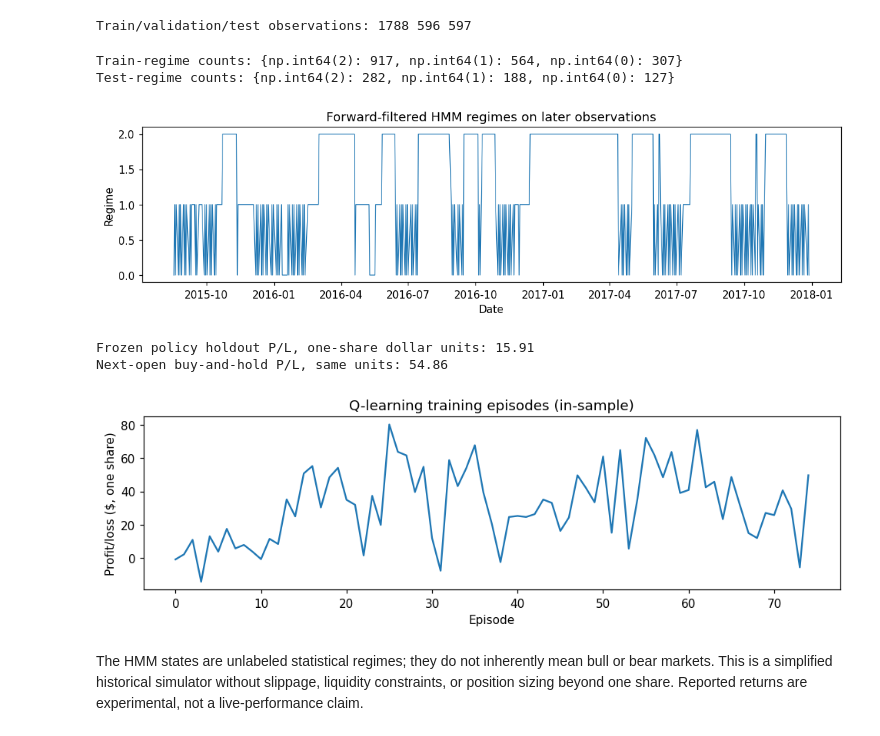
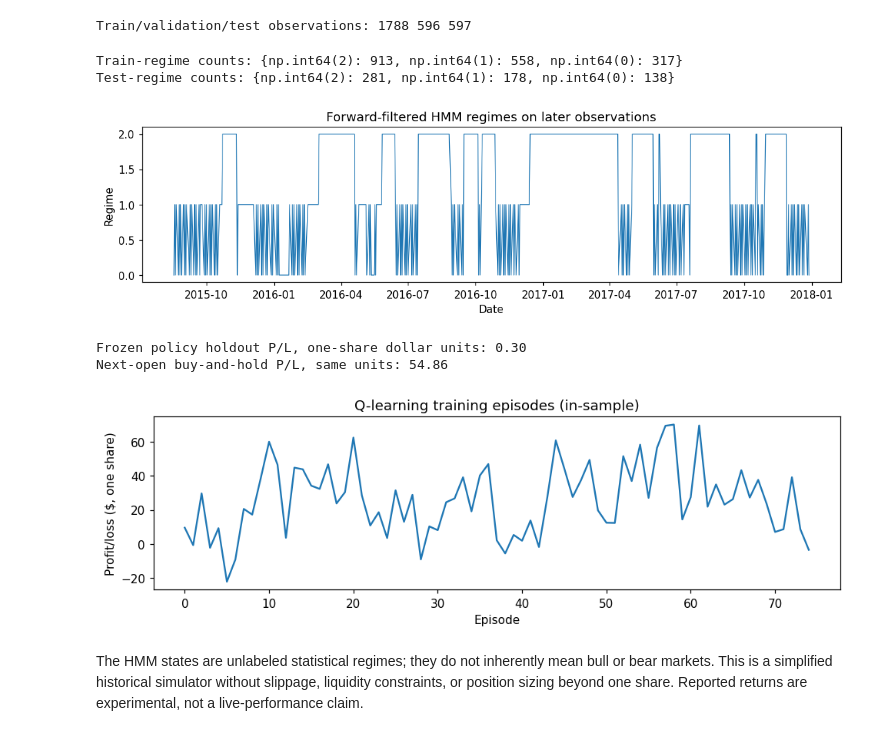
Before and after one commit to ryanrowe2/StockTradingAI-Project, a Jupyter notebook: notebooks/HMM_and_RL_Experiments.ipynb, the cells around one changed output. Cells and saved outputs as stored; diff of their text form; code cells hidden in the pictures.

```diff
--- a/notebooks/HMM_and_RL_Experiments.ipynb
+++ b/notebooks/HMM_and_RL_Experiments.ipynb
@@ -26,22 +26,25 @@ print('Train/validation/test observations:', len(split.train), len(split.validat
 # %% [output]
 Train/validation/test observations: 1788 596 597
 # %%
-hmm_model, train_regimes = fit_hmm_on_indicators(split.train, n_components=3)
-# Preserve every causal indicator observation, including supervised-split boundary rows.
+# HMM fitting needs indicators, not next-day labels; retain the training boundary day.
+hmm_training = stock.loc[stock['Date'] <= split.train_end].copy()
+hmm_model, _ = fit_hmm_on_indicators(hmm_training, n_components=3)
+# Filter every causal indicator row, including supervised-split boundary rows.
 history_regimes = infer_filtered_regimes(hmm_model, stock)
+train_regimes = history_regimes.loc[history_regimes['Date'].isin(split.train['Date'])].copy()
 test_regimes = history_regimes.loc[history_regimes['Date'].isin(split.test['Date'])].copy()
 print('Train-regime counts:', train_regimes['Market_Regime'].value_counts().to_dict())
 print('Test-regime counts:', test_regimes['Market_Regime'].value_counts().to_dict())
 
 fig, ax = plt.subplots(figsize=(10, 3))
 ax.plot(test_regimes['Date'], test_regimes['Market_Regime'].astype(int), linewidth=0.8)
 ax.set(title='Forward-filtered HMM regimes on later observations', xlabel='Date', ylabel='Regime')
 plt.tight_layout()
 plt.show()
 # %% [output]
-Train-regime counts: {np.int64(2): 917, np.int64(1): 564, np.int64(0): 307}
-Test-regime counts: {np.int64(2): 282, np.int64(1): 188, np.int64(0): 127}
+Train-regime counts: {np.int64(2): 913, np.int64(1): 558, np.int64(0): 317}
+Test-regime counts: {np.int64(2): 281, np.int64(1): 178, np.int64(0): 138}
-[figure, old version]
+[figure, new version]
 # %%
 state_features = ('Return', 'RSI_14')
 binner = QuantileBinner(3).fit(train_regimes, state_features)
@@ -72,8 +75,8 @@ ax.set(title='Q-learning training episodes (in-sample)', xlabel='Episode', ylabe
 plt.tight_layout()
 plt.show()
 # %% [output]
-Frozen policy holdout P/L, one-share dollar units: 15.91
+Frozen policy holdout P/L, one-share dollar units: 0.30
 Next-open buy-and-hold P/L, same units: 54.86
-[figure, old version]
+[figure, new version]
 # %% [markdown]
 The HMM states are unlabeled statistical regimes; they do not inherently mean bull or bear markets. This is a simplified historical simulator without slippage, liquidity constraints, or position sizing beyond one share. Reported returns are experimental, not a live-performance claim.
```
Also changed, not shown: 5 other files.
